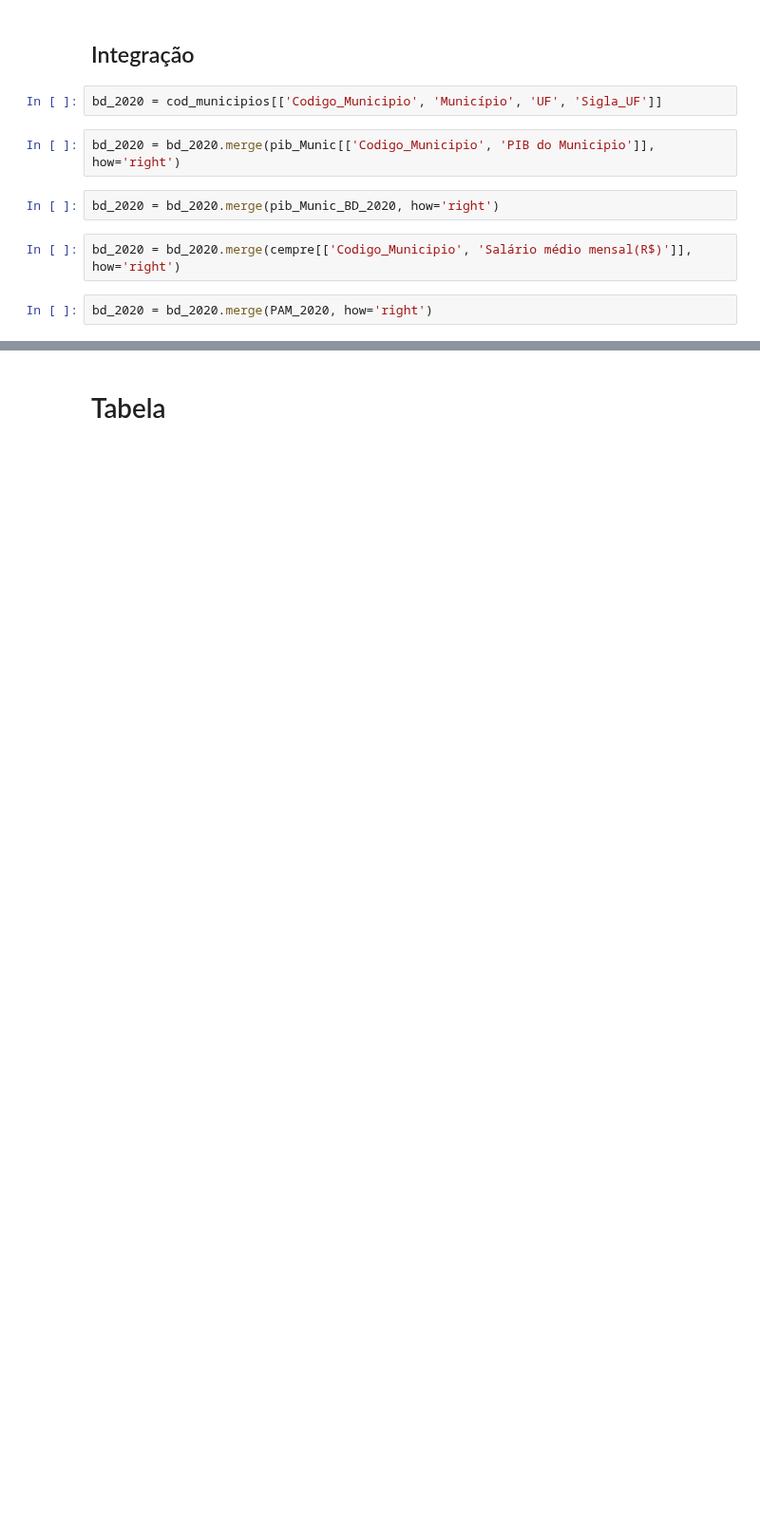
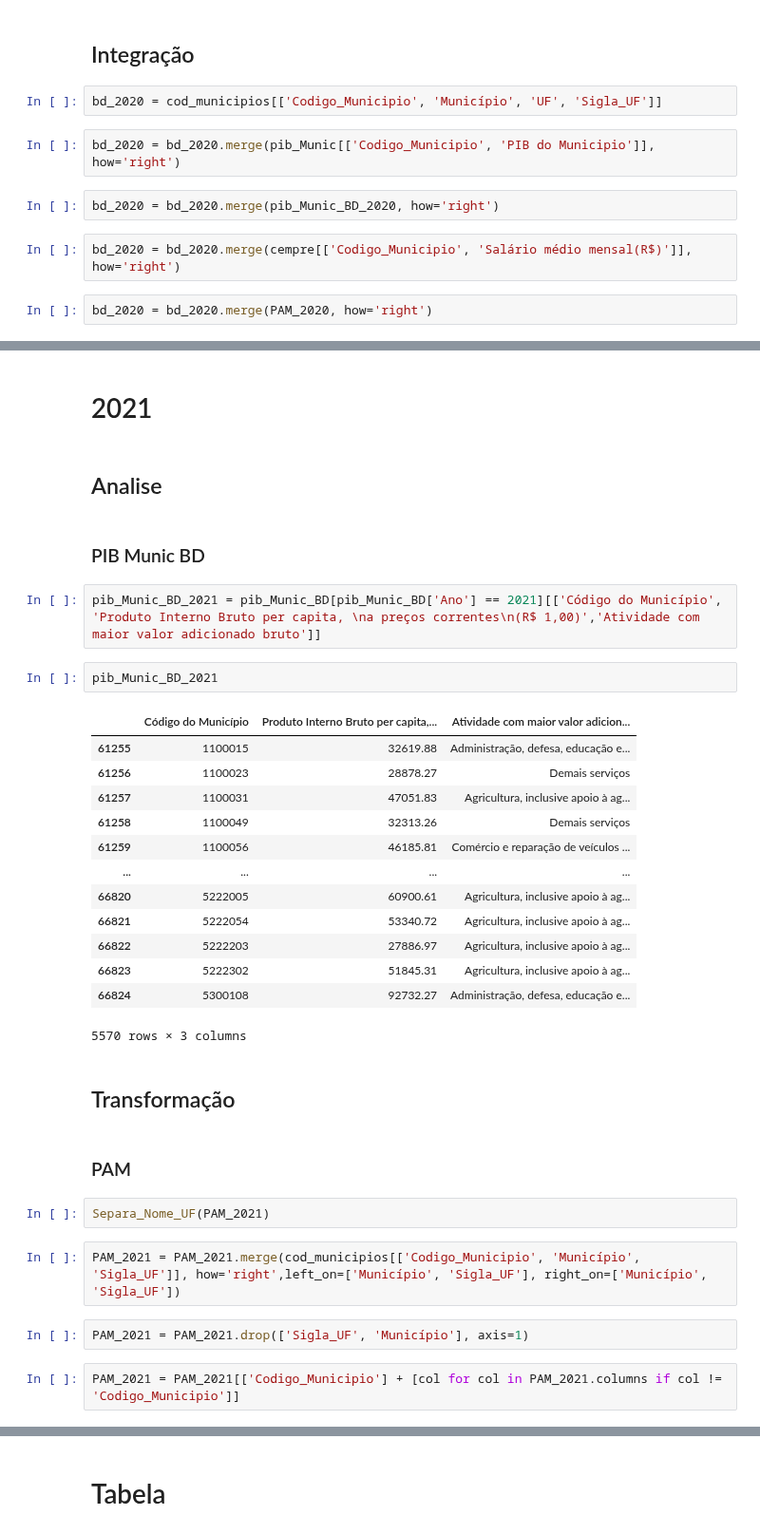
Before and after one commit to AHChaves/IC-InSAN, a Jupyter notebook: integracao.ipynb, the cells around one changed output, grey strips where cells are left out. Shown at 95% size. Saved outputs shown, nothing was run; the diff lists cells and outputs as text; blank space fills up the shorter version.

```diff
--- a/integracao.ipynb
+++ b/integracao.ipynb
@@ -839,3 +843,39 @@ Data columns (total 79 columns):
  78  Produção de Uva(toneladas)                                     5563 non-null   object
 dtypes: int64(2), object(77)
 memory usage: 3.4+ MB
+# %% [markdown]
+# 2021
+# %% [markdown]
+## Analise
+# %% [markdown]
+### PIB Munic BD
+# %%
+pib_Munic_BD_2021 = pib_Munic_BD[pib_Munic_BD['Ano'] == 2021][['Código do Município', 'Produto Interno Bruto per capita, \na preços correntes\n(R$ 1,00)','Atividade com maior valor adicionado bruto']]
+# %%
+pib_Munic_BD_2021
+# %% [output]
+|  | Código do Município | Produto Interno Bruto per capita,... | Atividade com maior valor adicion... |
+| 61255 | 1100015 | 32619.88 | Administração, defesa, educação e... |
+| 61256 | 1100023 | 28878.27 | Demais serviços |
+| 61257 | 1100031 | 47051.83 | Agricultura, inclusive apoio à ag... |
+| 61258 | 1100049 | 32313.26 | Demais serviços |
+| 61259 | 1100056 | 46185.81 | Comércio e reparação de veículos ... |
+| ... | ... | ... | ... |
+| 66820 | 5222005 | 60900.61 | Agricultura, inclusive apoio à ag... |
+| 66821 | 5222054 | 53340.72 | Agricultura, inclusive apoio à ag... |
+| 66822 | 5222203 | 27886.97 | Agricultura, inclusive apoio à ag... |
+| 66823 | 5222302 | 51845.31 | Agricultura, inclusive apoio à ag... |
+| 66824 | 5300108 | 92732.27 | Administração, defesa, educação e... |
+5570 rows × 3 columns
+# %% [markdown]
+## Transformação
+# %% [markdown]
+### PAM
+# %%
+Separa_Nome_UF(PAM_2021)
+# %%
+PAM_2021 = PAM_2021.merge(cod_municipios[['Codigo_Municipio', 'Município', 'Sigla_UF']], how='right',left_on=['Município', 'Sigla_UF'], right_on=['Município', 'Sigla_UF'])
+# %%
+PAM_2021 = PAM_2021.drop(['Sigla_UF', 'Município'], axis=1)
+# %%
+PAM_2021 = PAM_2021[['Codigo_Municipio'] + [col for col in PAM_2021.columns if col != 'Codigo_Municipio']]
```
Also changed, not shown: parts of 32 cells of this notebook, 1 other file.
